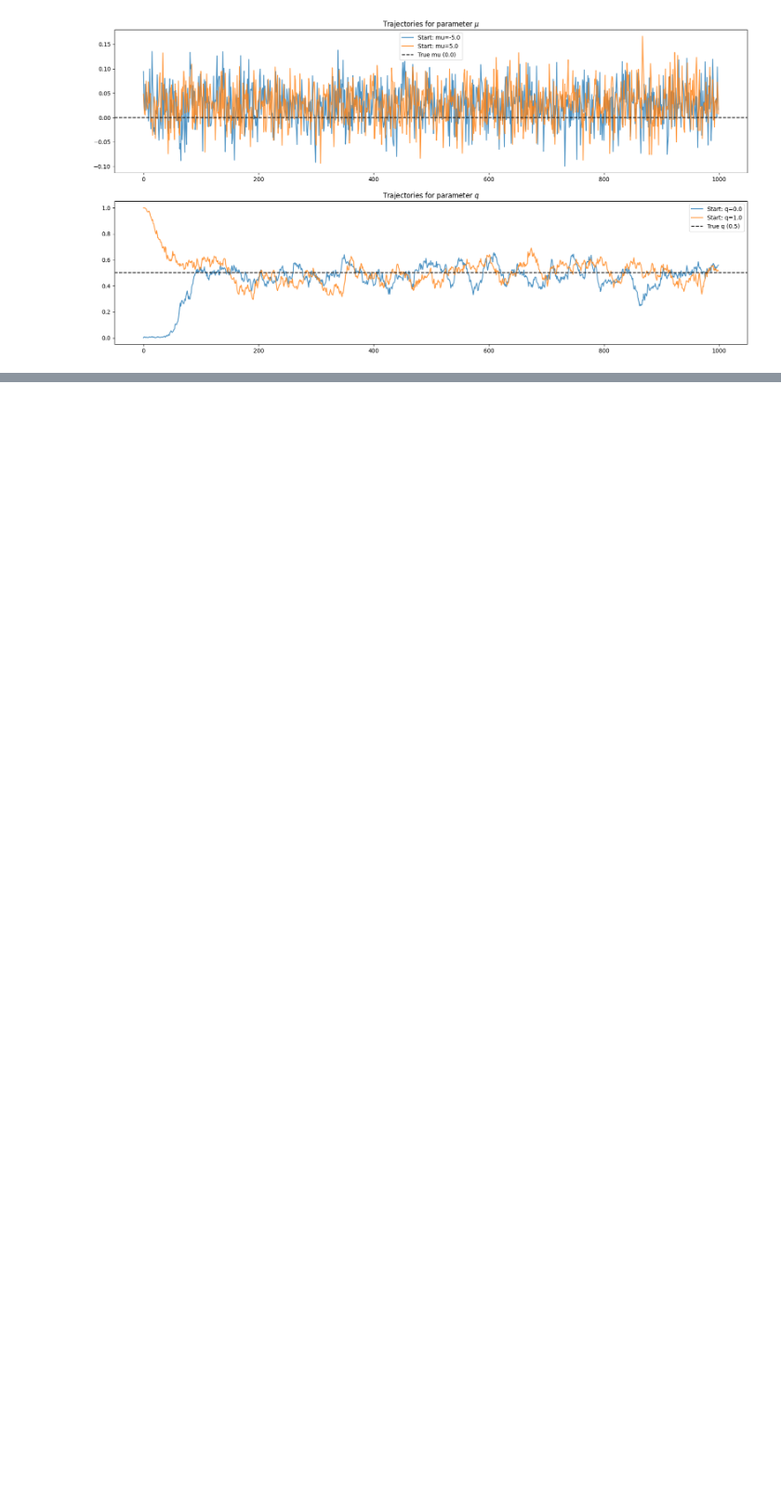
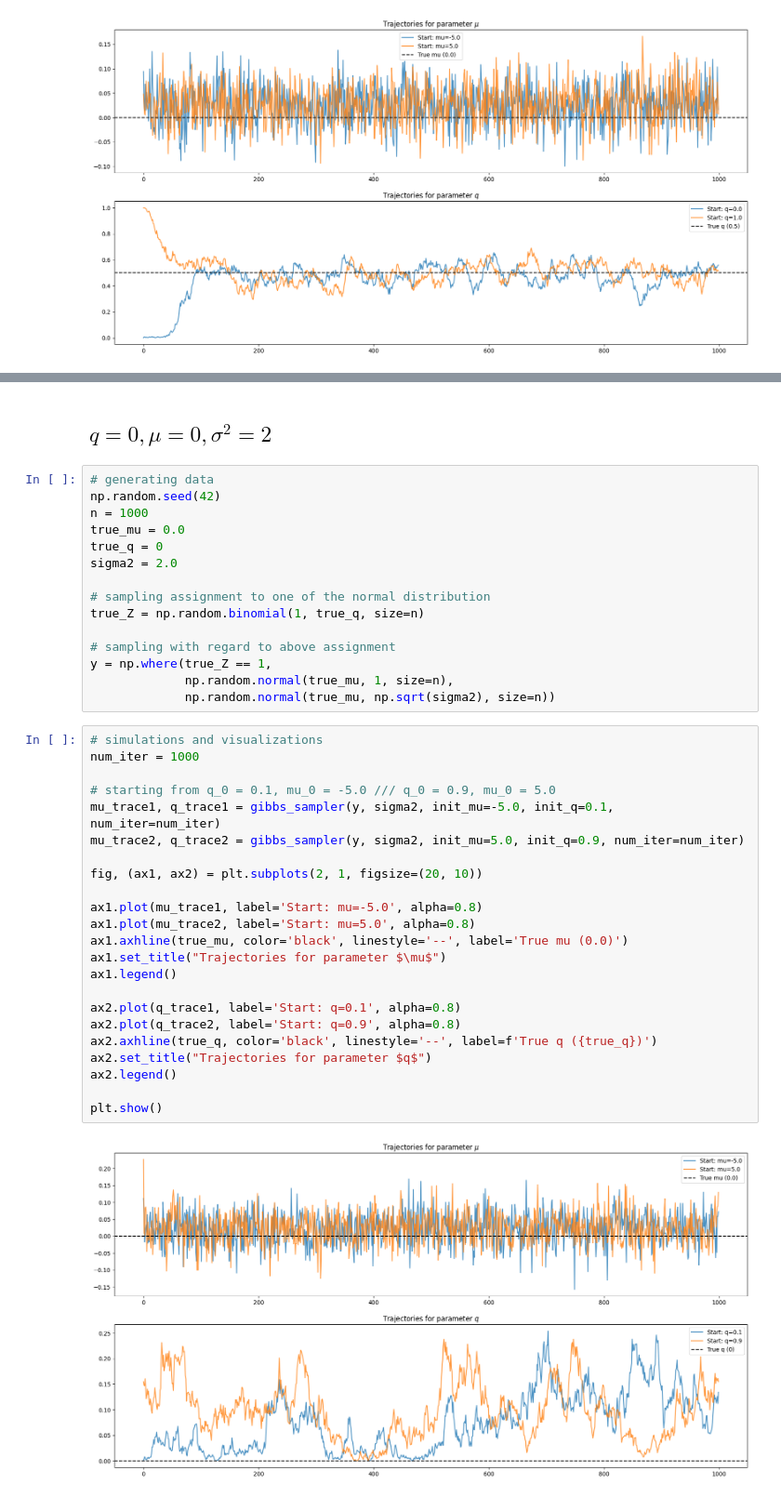
Before and after one commit to MichalSlowakiewicz/Stochastic-Simulations, a Jupyter notebook: Zadanie_5_1.ipynb, the cells around one changed output, grey strips where cells are left out. Shown at 93% size. Drawn from its saved outputs; the diff is of its cells as text; blank space fills up the shorter version.

```diff
--- a/Zadanie_5_1.ipynb
+++ b/Zadanie_5_1.ipynb
@@ -114,0 +163,42 @@ plt.show()
+# %% [markdown]
+## $q=0, \mu=0, σ^2 = 2$
+# %%
+# generating data
+np.random.seed(42)
+n = 1000
+true_mu = 0.0
+true_q = 0
+sigma2 = 2.0
+
+# sampling assignment to one of the normal distribution
+true_Z = np.random.binomial(1, true_q, size=n)
+
+# sampling with regard to above assignment
+y = np.where(true_Z == 1,
+             np.random.normal(true_mu, 1, size=n),
+             np.random.normal(true_mu, np.sqrt(sigma2), size=n))
+# %%
+# simulations and visualizations
+num_iter = 1000
+
+# starting from q_0 = 0.1, mu_0 = -5.0 /// q_0 = 0.9, mu_0 = 5.0
+mu_trace1, q_trace1 = gibbs_sampler(y, sigma2, init_mu=-5.0, init_q=0.1, num_iter=num_iter)
+mu_trace2, q_trace2 = gibbs_sampler(y, sigma2, init_mu=5.0, init_q=0.9, num_iter=num_iter)
+
+fig, (ax1, ax2) = plt.subplots(2, 1, figsize=(20, 10))
+
+ax1.plot(mu_trace1, label='Start: mu=-5.0', alpha=0.8)
+ax1.plot(mu_trace2, label='Start: mu=5.0', alpha=0.8)
+ax1.axhline(true_mu, color='black', linestyle='--', label='True mu (0.0)')
+ax1.set_title("Trajectories for parameter $\mu$")
+ax1.legend()
+
+ax2.plot(q_trace1, label='Start: q=0.1', alpha=0.8)
+ax2.plot(q_trace2, label='Start: q=0.9', alpha=0.8)
+ax2.axhline(true_q, color='black', linestyle='--', label=f'True q ({true_q})')
+ax2.set_title("Trajectories for parameter $q$")
+ax2.legend()
+
+plt.show()
+# %% [output]
+[figure, added]
```
Also changed, not shown: parts of 6 cells of this notebook.
